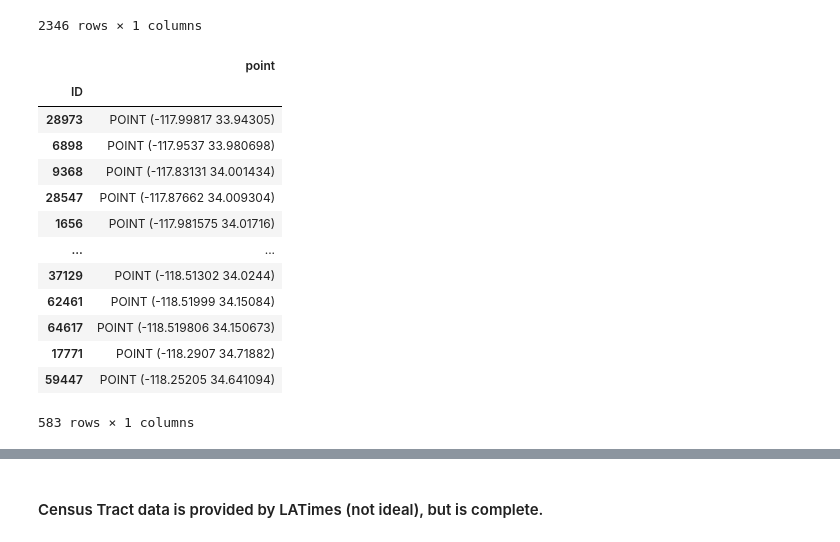
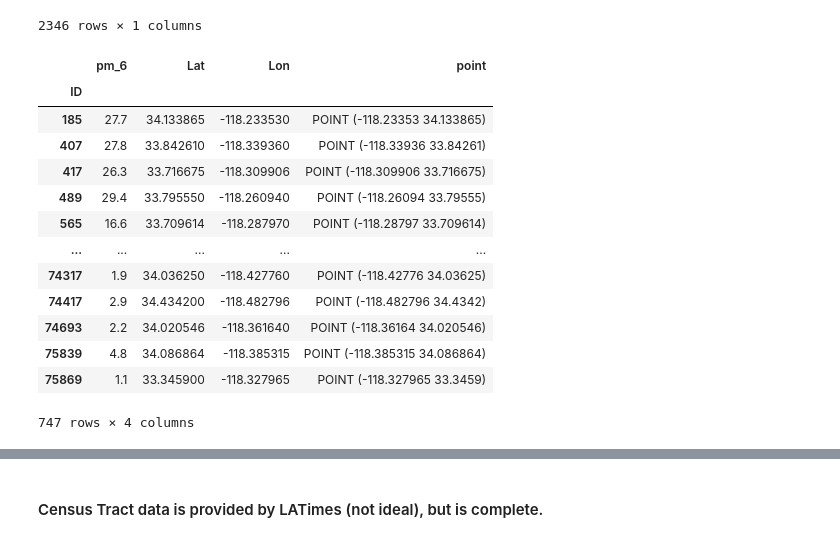
Before and after one commit to kevinmarlis/air-pollution-and-health, a Jupyter notebook: LA County PurpleAir Sensors.ipynb, the cells around one changed output, grey strips where cells are left out. Cells and saved outputs as stored; diff of their text form; code cells hidden in the pictures.

Commit message:
Updated purpleair to include sensors in LAC bounding box and calculate weekly pm2.5 weighted average of three closest sensors

```diff
--- a/LA County PurpleAir Sensors.ipynb
+++ b/LA County PurpleAir Sensors.ipynb
@@ -59,7 +62,9 @@ pd.set_option("display.max.columns", None)
 # %%
 # Returns dataframe of active purpleair sensors contained within LA County
 def los_angeles_county_sensors(sensors_df):
-    # Populate rtree index with sensor points
+    use_shape = False
+
+    # Initialize rtree index
     idx = rt.index.Index()
 
     # Get LA County geometries in JSON form
@@ -71,24 +76,32 @@ def los_angeles_county_sensors(sensors_df):
     # Union of individual LA County shapes. Speeds up check if sensor is in LAC.
     polygons = [shape(feature['geometry']) for feature in shapes['features']]
     lac_shape = unary_union(polygons)
+    lac_bounds = lac_shape.bounds
 
-    # Iterate through purpleair sensors
+
     for index, row in sensors_df.iterrows():
         if ~np.isnan(row.Lon) and ~np.isnan(row.Lat):
-            # Build Point object from sensor's Lon and Lat (in that order!) values
-            point = Point(row.Lon, row.Lat)
 
-            idx.insert(int(index), point.bounds, point)
+            if use_shape:
+                # Build Point object from sensor's Lon and Lat (in that order!) values
+                point = Point(row.Lon, row.Lat)
 
-    # get list of fids where bounding boxes intersect
-    fids = [int(i) for i in idx.intersection(lac_shape.bounds)]
+                # Populate rtree index with point bounds
+                idx.insert(int(index), point.bounds, point)
+            else:
+                if lac_bounds[0] <= row.Lon and row.Lon <= lac_bounds[2] and lac_bounds[1] <= row.Lat and row.Lat <= lac_bounds[3]:
+                    la_county_indeces.append(int(index))
 
-#     # access the features that those fids reference
-    for fid in fids:
-        point = Point(sensors_df.loc[fid].Lon, sensors_df.loc[fid].Lat)
-        # check the geometries intersect, not just their bboxs
-        if lac_shape.contains(point):
-            la_county_indeces.append(fid)
+    if use_shape:
+        # get list of fids where bounding boxes intersect
+        fids = [i for i in idx.intersection(lac_shape.bounds, objects=True)]
+        print(fids[0].object)
+
+        # access the features that those fids reference
+        for fid in fids:
+            # check the geometries intersect, not just their bboxs
+            if lac_shape.contains(fid.object):
+                la_county_indeces.append(fid.id)
 
 
     return sensors_df.loc[la_county_indeces]
@@ -100,7 +113,8 @@ data = requests.get(url).json()
 sensors_df = pd.DataFrame(data['data'], columns=data['fields'])
 sensors_df = sensors_df.set_index('ID')
 
-cols_to_keep = ['pm', 'pm1', 'pm_10', 'age', 'Lat', 'Lon']
+# Currently only using 1 week PM2.5 average ('pm_6')
+cols_to_keep = ['pm_6', 'Lat', 'Lon']
 cols_to_drop = [col for col in sensors_df.columns if col not in cols_to_keep]
 
 sensors_df = sensors_df.drop(cols_to_drop, axis=1)
@@ -151,24 +170,23 @@ census_tract_df
 | 6037990300 | (POLYGON ((-118.482284 33.748686,... |
 2346 rows × 1 columns
 # %%
-sensor_points_df = pd.DataFrame()
-sensor_points_df['point'] = la_county_sensors_df.apply(lambda x: Point(x['Lon'], x['Lat']), axis=1)
-sensor_points_df
+la_county_sensors_df['point'] = la_county_sensors_df.apply(lambda x: Point(x['Lon'], x['Lat']), axis=1)
+la_county_sensors_df
 # %% [output]
-|  | point |
-| ID |  |
-| 28973 | POINT (-117.99817 33.94305) |
-| 6898 | POINT (-117.9537 33.980698) |
-| 9368 | POINT (-117.83131 34.001434) |
-| 28547 | POINT (-117.87662 34.009304) |
-| 1656 | POINT (-117.981575 34.01716) |
-| ... | ... |
-| 37129 | POINT (-118.51302 34.0244) |
-| 62461 | POINT (-118.51999 34.15084) |
-| 64617 | POINT (-118.519806 34.150673) |
-| 17771 | POINT (-118.2907 34.71882) |
-| 59447 | POINT (-118.25205 34.641094) |
+|  | pm_6 | Lat | Lon | point |
+| ID |  |  |  |  |
+| 185 | 27.7 | 34.133865 | -118.233530 | POINT (-118.23353 34.133865) |
+| 407 | 27.8 | 33.842610 | -118.339360 | POINT (-118.33936 33.84261) |
+| 417 | 26.3 | 33.716675 | -118.309906 | POINT (-118.309906 33.716675) |
+| 489 | 29.4 | 33.795550 | -118.260940 | POINT (-118.26094 33.79555) |
+| 565 | 16.6 | 33.709614 | -118.287970 | POINT (-118.28797 33.709614) |
+| ... | ... | ... | ... | ... |
+| 74317 | 1.9 | 34.036250 | -118.427760 | POINT (-118.42776 34.03625) |
+| 74417 | 2.9 | 34.434200 | -118.482796 | POINT (-118.482796 34.4342) |
+| 74693 | 2.2 | 34.020546 | -118.361640 | POINT (-118.36164 34.020546) |
+| 75839 | 4.8 | 34.086864 | -118.385315 | POINT (-118.385315 34.086864) |
+| 75869 | 1.1 | 33.345900 | -118.327965 | POINT (-118.327965 33.3459) |
-583 rows × 1 columns
+747 rows × 4 columns
 # %%
 # Populate rtree index with sensor points
 idx = rt.index.Index()
```
Also changed, not shown: parts of 8 cells of this notebook, 3 other files.
